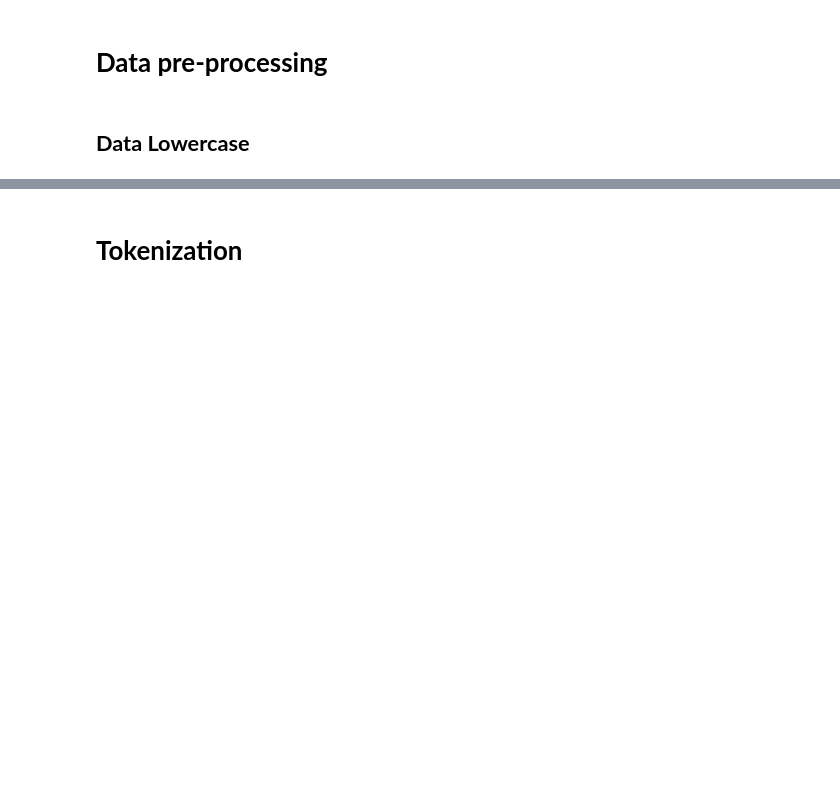
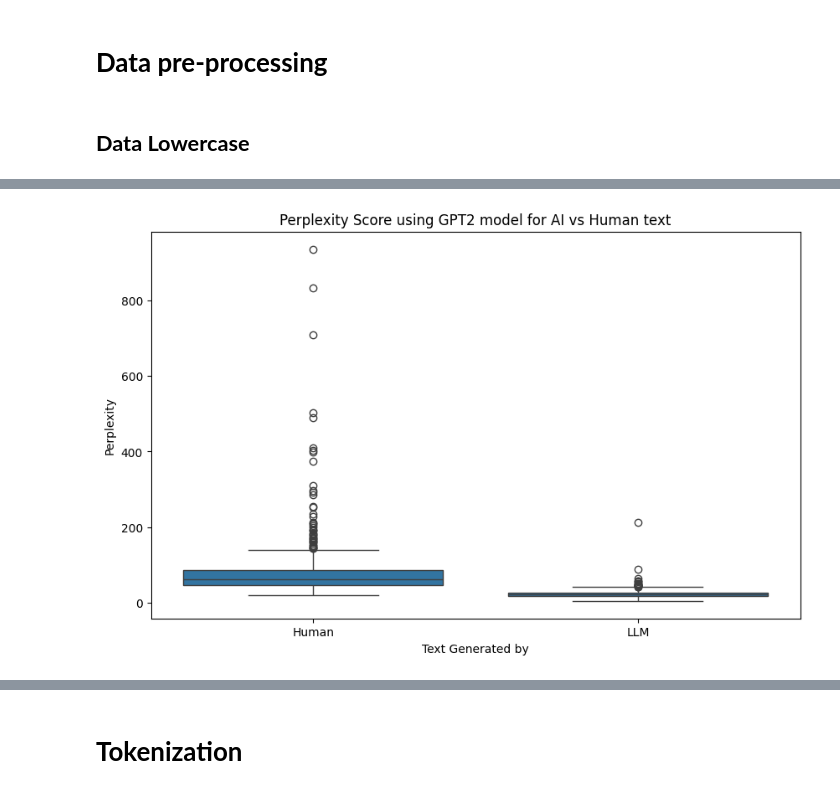
Before and after one commit to ankesh86/IntroductionToMachineLearning, a Jupyter notebook: DataPreprocessing.ipynb, the cells around one changed output, grey strips where cells are left out. Saved outputs shown, nothing was run; the diff lists cells and outputs as text; code cells hidden in the pictures; blank space fills up the shorter version.

```diff
--- a/DataPreprocessing.ipynb
+++ b/DataPreprocessing.ipynb
@@ -152,4 +157,4 @@ def to_lowercase(text):
     else:
         return text
 
-final_df['text'] = final_df['text'].apply(to_lowercase)
+unique_df['text'] = unique_df['text'].apply(to_lowercase)
@@ -160,4 +171,4 @@ def remove_punctuation(text):
     # Replace all non-alphanumeric characters with an empty string
     return re.sub(r'[^\w\s]', '', text) if type(text) == str else text
 
-final_df['text'] = final_df['text'].apply(remove_punctuation)
+unique_df['text'] = unique_df['text'].apply(remove_punctuation)
@@ -164,3 +181,3 @@ final_df['text'] = final_df['text'].apply(remove_punctuation)
 # %%
-df = final_df[['text','label','prompt_id']]
-df.to_csv('outputDataset.csv', index=False)
+#df = final_df[['text','label','prompt_id']]
+#df.to_csv('outputDataset.csv', index=False)
@@ -174,0 +199,10 @@ dtype: int64
+# %%
+import pandas as pd
+
+# group by label and sample 100 rows from each group
+perpx_df = unique_df.groupby('label').apply(lambda x: x.sample(500))
+
+# reset the index
+perpx_df = perpx_df.reset_index(drop=True)
+
+print(perpx_df.head())  # print the first few rows of the new dataset
@@ -174,0 +264,24 @@ dtype: int64
+# %%
+df1 = perpx_df[perpx_df['label']==0]
+df2 = perpx_df[perpx_df['label']==1]
+
+import seaborn as sns
+import matplotlib.pyplot as plt
+
+# Create a combined DataFrame for Seaborn
+combined_df = pd.concat([df1, df2])
+
+# Map labels to the desired names
+label_mapping = {0: 'Human', 1: 'LLM'}
+combined_df['Text Generated by'] = combined_df['label'].map(label_mapping)
+
+# Plot using Seaborn
+plt.figure(figsize=(10, 6))
+sns.boxplot(x='Text Generated by', y='Perplexity', data=combined_df)
+plt.title('Perplexity Score using GPT2 model for AI vs Human text')
+plt.xlabel('Text Generated by')
+plt.ylabel('Perplexity')
+
+plt.show()
+# %% [output]
+[figure, added]
```
Also changed, not shown: parts of 41 cells of this notebook.
